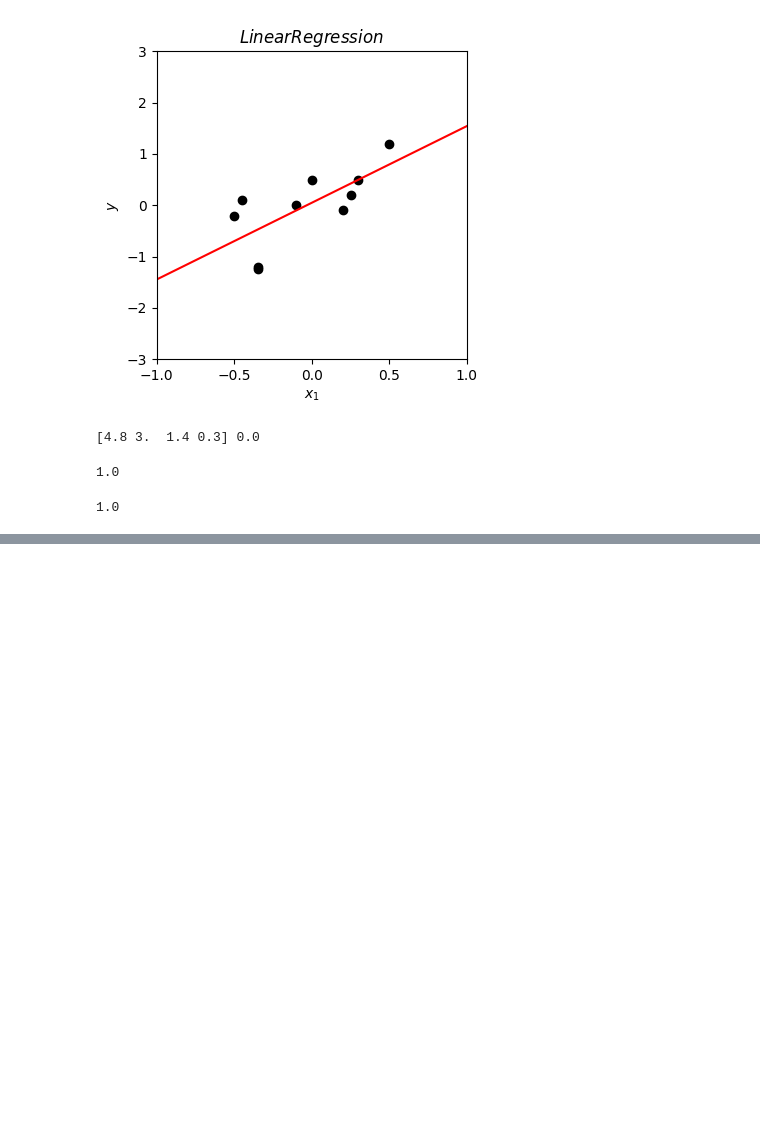
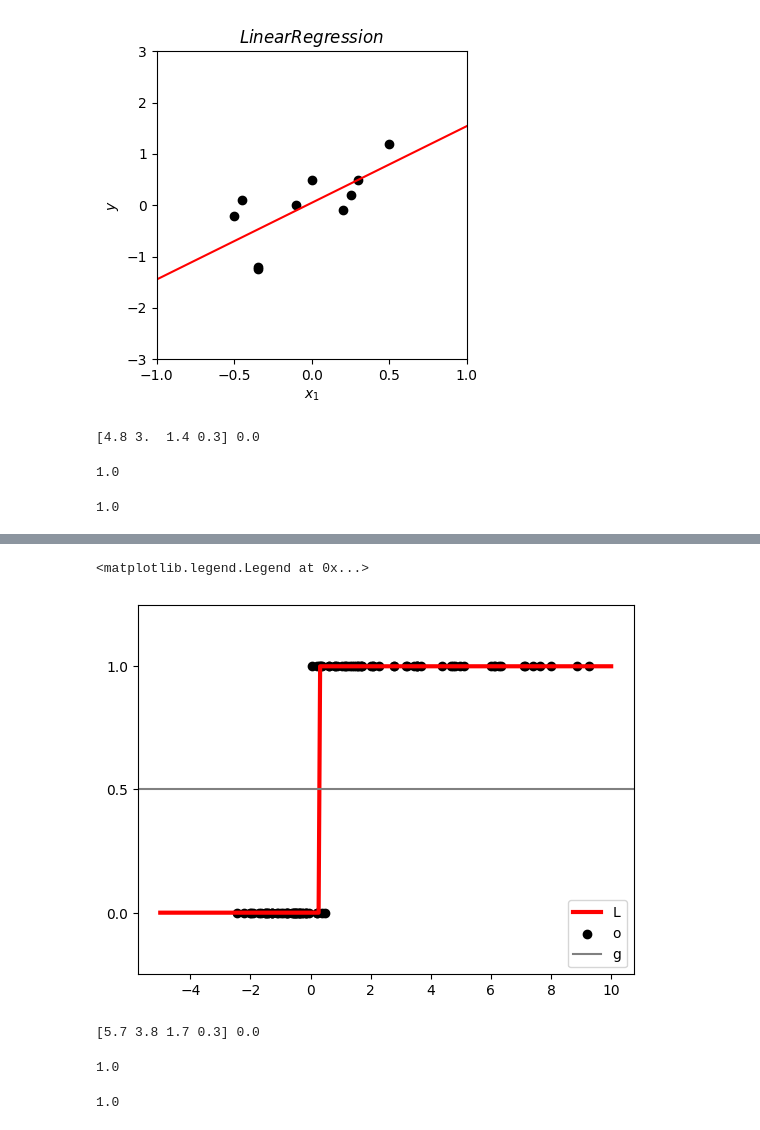
Before and after one commit to Yellow-BringtEast/python-study, a Jupyter notebook: 机器学习/花书代码实现/chapter4.ipynb, the cells around one changed output, grey strips where cells are left out. Cells and saved outputs as stored; diff of their text form; code cells hidden in the pictures; blank space fills up the shorter version.

```diff
--- a/机器学习/花书代码实现/chapter4.ipynb
+++ b/机器学习/花书代码实现/chapter4.ipynb
@@ -145,0 +223,59 @@ print(skl_model.score(X_test, y_test))
+# %%
+# 使用sklearn实现逻辑回归
+from sklearn.linear_model import LogisticRegression
+
+# C 表示正则化系数的倒数，solver 表示优化算法选择参数
+skl_model = LogisticRegression()
+skl_model.fit(x, y)
+
+# 预测
+x_test = np.linspace(-5, 10, 300)
+x_test = x_test[:, np.newaxis]
+prob = skl_model.predict(x_test).ravel()
+
+plt.plot(x_test, prob, color='red', linewidth=3)
+plt.scatter(x, y, color='black')
+plt.axhline(0.5, color='0.5')
+plt.ylim(-0.25, 1.25)
+plt.yticks([0, 0.5, 1])
+plt.legend(('Logistic Regression Model'), loc='lower right')
+# %% [output]
+<matplotlib.legend.Legend at 0x...>
+[figure, added]
+# %%
+# 用自定义逻辑回归，iris 数据集测试
+from sklearn.datasets import load_iris
+from sklearn.model_selection import train_test_split
+import pandas as pd
+
+def create_data():
+    iris = load_iris()
+    df = pd.DataFrame(iris.data, columns=iris.feature_names)
+    df['label'] = iris.target
+    df.columns = ['sepal length', 'sepal width', 'petal length', 'petal width', 'label']
+    data = np.array(df.iloc[:100, :])
+    return data[:,:-1], data[:,-1]
+
+X, y = create_data()
+X_train, X_test, y_train, y_test = train_test_split(X, y, test_size=0.3)
+print(X_train[0], y_train[0])
+# %% [output]
+[5.7 3.8 1.7 0.3] 0.0
+# %%
+model = LogisticRegression()
+model.fit(X_train, y_train)
+
+# 测试数据
+print(model.score(X_test, y_test))
+# %% [output]
+1.0
+# %%
+# 从 sklearn 包中调用 LogisticRegression 测试
+from sklearn.linear_model import LogisticRegression
+skl_model = LogisticRegression()
+skl_model.fit(X_train, y_train)
+
+# 测试数据
+print(skl_model.score(X_test, y_test))
+# %% [output]
+1.0
```
Also changed, not shown: parts of 4 cells of this notebook.
